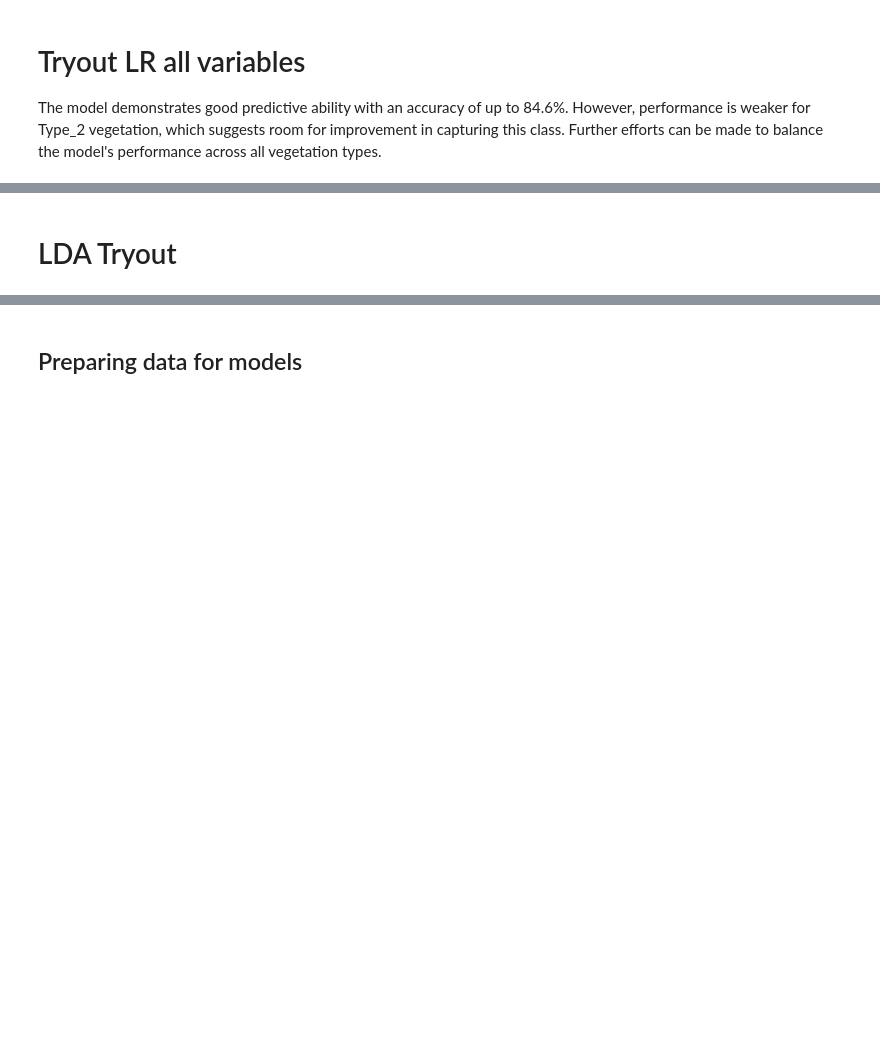
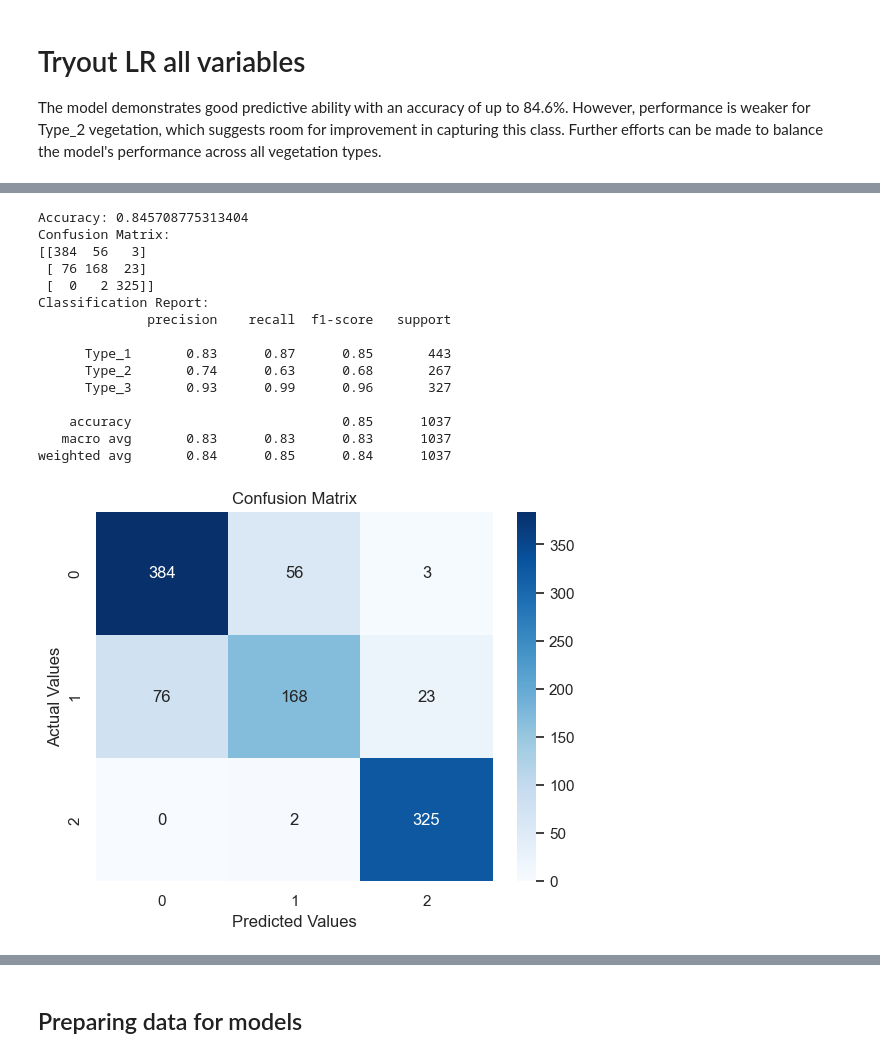
Before and after one commit to larsvdg/APRAU, a Jupyter notebook: Assignment.ipynb, the cells around one changed output, grey strips where cells are left out. Saved outputs shown, nothing was run; the diff lists cells and outputs as text; code cells hidden in the pictures; blank space fills up the shorter version.

```diff
--- a/Assignment.ipynb
+++ b/Assignment.ipynb
@@ -342,7 +374,11 @@ y = df['Vegetation_Type']
 
 # Define numerical and categorical features
 numerical_features = ['Altitude', 'Slope_Orientation', 'Horizontal_Distance_To_Roadways',
-                      'Shadow_Index_9h', 'Shadow_Index_12h']
+                      'Shadow_Index_9h', 'Shadow_Index_12h',
+
+                      #, 'Shadow_Index_15h',
+                      #'Rainfall_Summer', 'Rainfall_Winter', 'Wind_Exposure_Level'
+                      ]
 
 categorical_features = ['Soil_Type', 'Wilderness_Area']  # Include your categorical columns
 
@@ -360,35 +396,50 @@ X_train, X_test, y_train, y_test = train_test_split(X, y, test_size=0.20, random
 
 # Step 5: Feature Scaling (Standardize the data)
 scaler = MinMaxScaler()
 X_train = scaler.fit_transform(X_train)
 X_test = scaler.transform(X_test)
 
 # Step 6: Apply Logistic Regression
 logreg = LogisticRegression()
 logreg.fit(X_train, y_train)
 
 # Step 7: Make predictions on the test data
 y_pred = logreg.predict(X_test)
 
 # Step 8: Evaluate the model
 accuracy = accuracy_score(y_test, y_pred)
 conf_matrix = confusion_matrix(y_test, y_pred)
 class_report = classification_report(y_test, y_pred)
 
 print(f"Accuracy: {accuracy}")
 print("Confusion Matrix:")
 print(conf_matrix)
 print("Classification Report:")
 print(class_report)
 
 # Step 9: Visualize the confusion matrix
 sns.heatmap(conf_matrix, annot=True, fmt='d', cmap='Blues')
 plt.title('Confusion Matrix')
 plt.ylabel('Actual Values')
 plt.xlabel('Predicted Values')
 plt.show()
+# %% [output]
+Accuracy: 0.845708775313404
+Confusion Matrix:
+[[384  56   3]
+ [ 76 168  23]
+ [  0   2 325]]
+Classification Report:
+              precision    recall  f1-score   support
+
+      Type_1       0.83      0.87      0.85       443
+      Type_2       0.74      0.63      0.68       267
+      Type_3       0.93      0.99      0.96       327
+
+    accuracy                           0.85      1037
+   macro avg       0.83      0.83      0.83      1037
+weighted avg       0.84      0.85      0.84      1037
+[figure, added]
-# %% [markdown]
-# LDA Tryout
 # %%
 # Step 1: Import necessary libraries
 import pandas as pd
```
Also changed, not shown: parts of 40 cells of this notebook.
